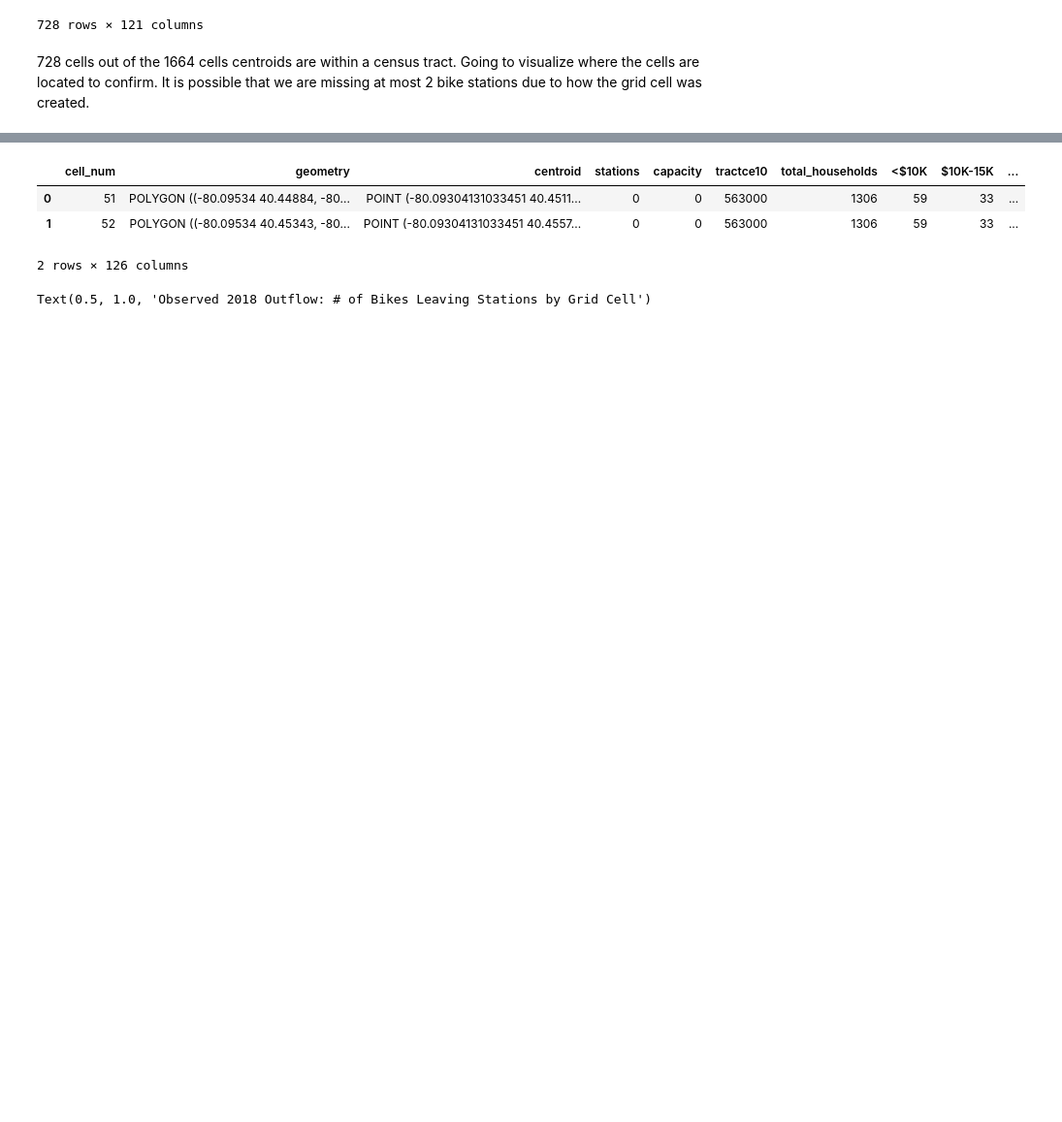
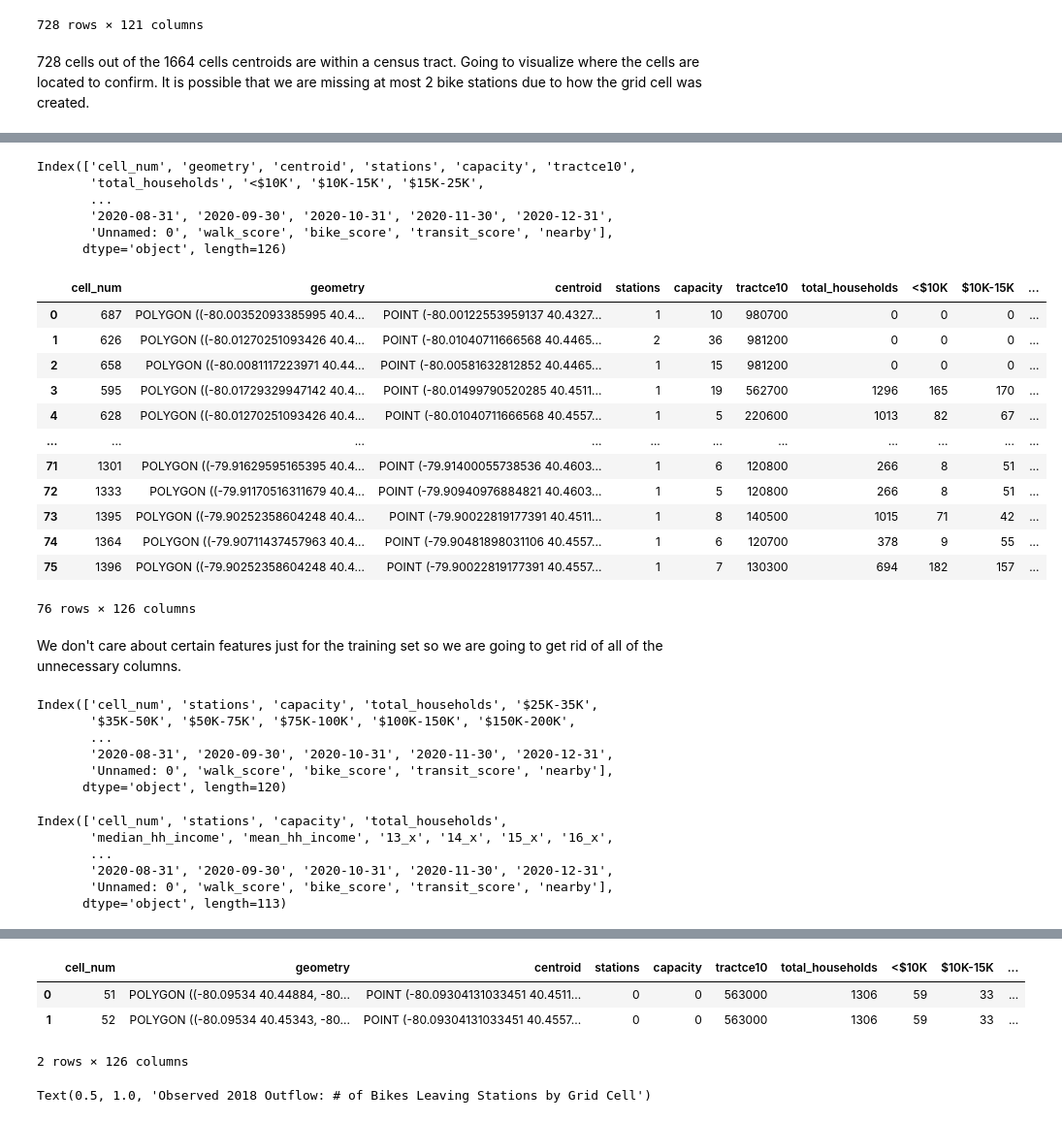
Before and after one commit to katelyn98/HealthyRide-Mapping, a Jupyter notebook: Notebooks/PGH ML DataSet.ipynb, the cells around one changed output, grey strips where cells are left out. Shown at 97% size. Drawn from its saved outputs; the diff is of its cells as text; code cells hidden in the pictures; blank space fills up the shorter version.

```diff
--- a/Notebooks/PGH ML DataSet.ipynb
+++ b/Notebooks/PGH ML DataSet.ipynb
@@ -221,25 +221,25 @@ pgh_grid_income['2019_outflow'] = 0
 pgh_grid_income['2020_outflow'] = 0
 pgh_grid_income['pred_outflow'] = 0
 
-for row,col in outflow.iterrows():
+for row,col in outflow_m.iterrows():
     for r,c in pgh_grid_income.iterrows():
-        if outflow.loc[row]['coordinates'].within(pgh_grid_income.loc[r]['geometry']):
-            if pd.isna(outflow.loc[row]['2018_outflow']):
+        if outflow_m.loc[row]['coordinates'].within(pgh_grid_income.loc[r]['geometry']):
+            if pd.isna(outflow_m.loc[row]['2018_outflow']):
                 pgh_grid_income.at[r,'2018_outflow'] = 0
             else:
-                pgh_grid_income.at[r,'2018_outflow'] += outflow.loc[row]['2018_outflow']
+                pgh_grid_income.at[r,'2018_outflow'] += outflow_m.loc[row]['2018_outflow']
 
-            if pd.isna(outflow.loc[row]['2019_outflow']):
+            if pd.isna(outflow_m.loc[row]['2019_outflow']):
                 pgh_grid_income.at[r,'2019_outflow'] = 0
             else:
-                pgh_grid_income.at[r,'2019_outflow'] += outflow.loc[row]['2019_outflow']
+                pgh_grid_income.at[r,'2019_outflow'] += outflow_m.loc[row]['2019_outflow']
 
-            if pd.isna(outflow.loc[row]['2020_outflow']):
+            if pd.isna(outflow_m.loc[row]['2020_outflow']):
                 pgh_grid_income.at[r,'2020_outflow'] = 0
             else:
-                pgh_grid_income.at[r,'2020_outflow'] += outflow.loc[row]['2020_outflow']
+                pgh_grid_income.at[r,'2020_outflow'] += outflow_m.loc[row]['2020_outflow']
 
-            pgh_grid_income.at[r,'pred_outflow'] += outflow.loc[row]['pred_outflow']
+            pgh_grid_income.at[r,'pred_outflow'] += outflow_m.loc[row]['pred_outflow']
 
 pgh_grid_income
 # %% [output]
@@ -346,0 +341,57 @@ pgh_scores_grid.head(5)
+# %%
+pgh_scores_grid.columns
+# %% [output]
+Index(['cell_num', 'geometry', 'centroid', 'stations', 'capacity', 'tractce10',
+       'total_households', '<$10K', '$10K-15K', '$15K-25K',
+       ...
+       '2020-08-31', '2020-09-30', '2020-10-31', '2020-11-30', '2020-12-31',
+       'Unnamed: 0', 'walk_score', 'bike_score', 'transit_score', 'nearby'],
+      dtype='object', length=126)
+# %%
+droplist = []
+for r,c in pgh_scores_grid.iterrows():
+    if pgh_scores_grid.loc[r]['stations'] <= 0:
+        droplist.append(r)
+
+pgh_stations_only_scores = pgh_scores_grid.drop(droplist)
+
+pgh_stations_only_scores = pgh_stations_only_scores.reset_index()
+pgh_stations_only_scores = pgh_stations_only_scores.drop(columns=['index'])
+pgh_stations_only_scores
+# %% [output]
+|  | cell_num | geometry | centroid | stations | capacity | tractce10 | total_households | <$10K | $10K-15K | ... |
+| 0 | 687 | POLYGON ((-80.00352093385995 40.4... | POINT (-80.00122553959137 40.4327... | 1 | 10 | 980700 | 0 | 0 | 0 | ... |
+| 1 | 626 | POLYGON ((-80.01270251093426 40.4... | POINT (-80.01040711666568 40.4465... | 2 | 36 | 981200 | 0 | 0 | 0 | ... |
+| 2 | 658 | POLYGON ((-80.0081117223971 40.44... | POINT (-80.00581632812852 40.4465... | 1 | 15 | 981200 | 0 | 0 | 0 | ... |
+| 3 | 595 | POLYGON ((-80.01729329947142 40.4... | POINT (-80.01499790520285 40.4511... | 1 | 19 | 562700 | 1296 | 165 | 170 | ... |
+| 4 | 628 | POLYGON ((-80.01270251093426 40.4... | POINT (-80.01040711666568 40.4557... | 1 | 5 | 220600 | 1013 | 82 | 67 | ... |
+| ... | ... | ... | ... | ... | ... | ... | ... | ... | ... | ... |
+| 71 | 1301 | POLYGON ((-79.91629595165395 40.4... | POINT (-79.91400055738536 40.4603... | 1 | 6 | 120800 | 266 | 8 | 51 | ... |
+| 72 | 1333 | POLYGON ((-79.91170516311679 40.4... | POINT (-79.90940976884821 40.4603... | 1 | 5 | 120800 | 266 | 8 | 51 | ... |
+| 73 | 1395 | POLYGON ((-79.90252358604248 40.4... | POINT (-79.90022819177391 40.4511... | 1 | 8 | 140500 | 1015 | 71 | 42 | ... |
+| 74 | 1364 | POLYGON ((-79.90711437457963 40.4... | POINT (-79.90481898031106 40.4557... | 1 | 6 | 120700 | 378 | 9 | 55 | ... |
+| 75 | 1396 | POLYGON ((-79.90252358604248 40.4... | POINT (-79.90022819177391 40.4557... | 1 | 7 | 130300 | 694 | 182 | 157 | ... |
+76 rows × 126 columns
+# %% [markdown]
+We don't care about certain features just for the training set so we are going to get rid of all of the unnecessary columns.
+# %%
+pgh_st_sc = pgh_stations_only_scores.drop(columns=['geometry', 'centroid','tractce10','<$10K', '$10K-15K', '$15K-25K',])
+pgh_st_sc.columns
+# %% [output]
+Index(['cell_num', 'stations', 'capacity', 'total_households', '$25K-35K',
+       '$35K-50K', '$50K-75K', '$75K-100K', '$100K-150K', '$150K-200K',
+       ...
+       '2020-08-31', '2020-09-30', '2020-10-31', '2020-11-30', '2020-12-31',
+       'Unnamed: 0', 'walk_score', 'bike_score', 'transit_score', 'nearby'],
+      dtype='object', length=120)
+# %%
+pgh_st_sc = pgh_st_sc.drop(columns=['$25K-35K', '$35K-50K',
+       '$50K-75K', '$75K-100K', '$100K-150K', '$150K-200K', '>$200K'])
+pgh_st_sc.columns
+# %% [output]
+Index(['cell_num', 'stations', 'capacity', 'total_households',
+       'median_hh_income', 'mean_hh_income', '13_x', '14_x', '15_x', '16_x',
+       ...
+       '2020-08-31', '2020-09-30', '2020-10-31', '2020-11-30', '2020-12-31',
+       'Unnamed: 0', 'walk_score', 'bike_score', 'transit_score', 'nearby'],
+      dtype='object', length=113)
```
Also changed, not shown: parts of 16 cells of this notebook, 9 other files.
